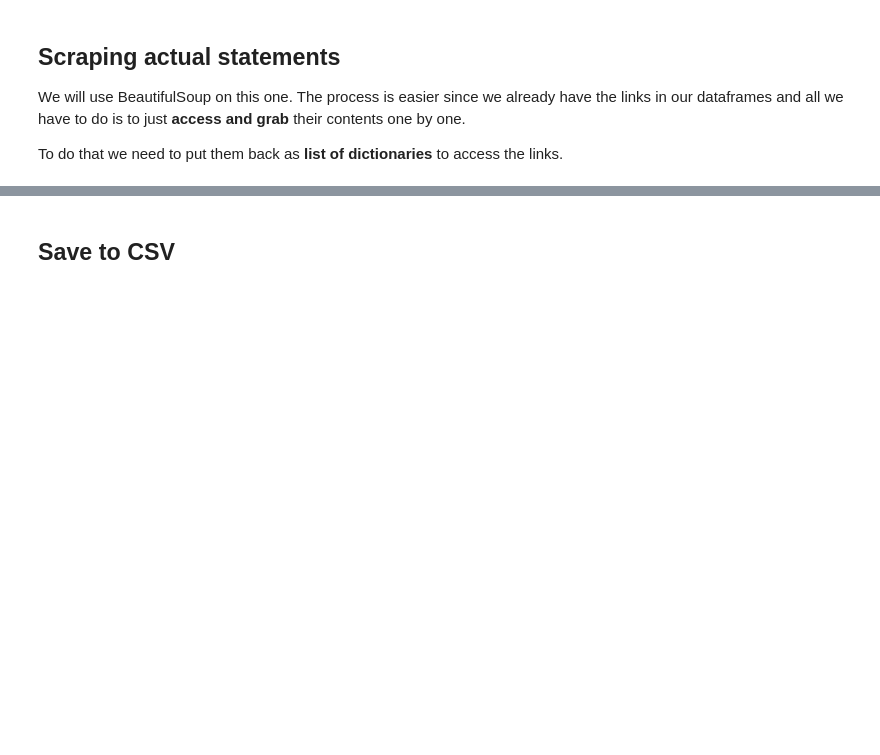
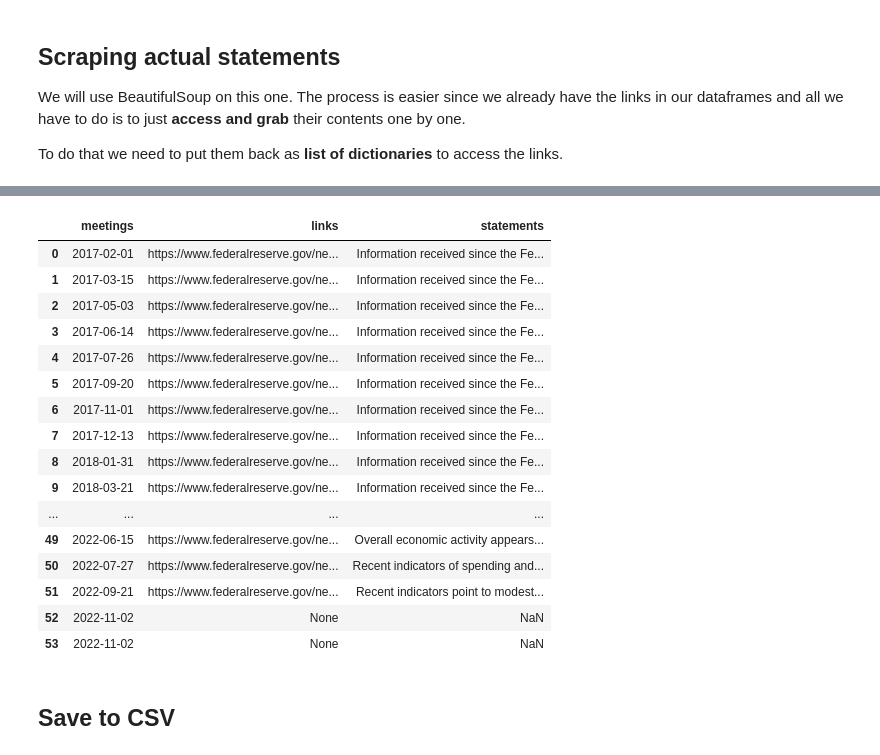
Before and after one commit to pmagtulis/fed-statement-scraper, a Jupyter notebook: fed-scraper.ipynb, the cells around one changed output, grey strips where cells are left out. Cells and saved outputs as stored; diff of their text form; code cells hidden in the pictures; blank space fills up the shorter version.

```diff
--- a/fed-scraper.ipynb
+++ b/fed-scraper.ipynb
@@ -226,3 +337,24 @@ Our final df.
+# %%
+merged= merged.drop([54,55]) #I'm not sure where these rows were coming from
+merged
+# %% [output]
+|  | meetings | links | statements |
+| 0 | 2017-02-01 | https://www.federalreserve.gov/ne... | Information received since the Fe... |
+| 1 | 2017-03-15 | https://www.federalreserve.gov/ne... | Information received since the Fe... |
+| 2 | 2017-05-03 | https://www.federalreserve.gov/ne... | Information received since the Fe... |
+| 3 | 2017-06-14 | https://www.federalreserve.gov/ne... | Information received since the Fe... |
+| 4 | 2017-07-26 | https://www.federalreserve.gov/ne... | Information received since the Fe... |
+| 5 | 2017-09-20 | https://www.federalreserve.gov/ne... | Information received since the Fe... |
+| 6 | 2017-11-01 | https://www.federalreserve.gov/ne... | Information received since the Fe... |
+| 7 | 2017-12-13 | https://www.federalreserve.gov/ne... | Information received since the Fe... |
+| 8 | 2018-01-31 | https://www.federalreserve.gov/ne... | Information received since the Fe... |
+| 9 | 2018-03-21 | https://www.federalreserve.gov/ne... | Information received since the Fe... |
+| ... | ... | ... | ... |
+| 49 | 2022-06-15 | https://www.federalreserve.gov/ne... | Overall economic activity appears... |
+| 50 | 2022-07-27 | https://www.federalreserve.gov/ne... | Recent indicators of spending and... |
+| 51 | 2022-09-21 | https://www.federalreserve.gov/ne... | Recent indicators point to modest... |
+| 52 | 2022-11-02 | None | NaN |
+| 53 | 2022-11-02 | None | NaN |
 # %% [markdown]
 ## Save to CSV
 # %%
```
Also changed, not shown: parts of 21 cells of this notebook, 1 other file.
